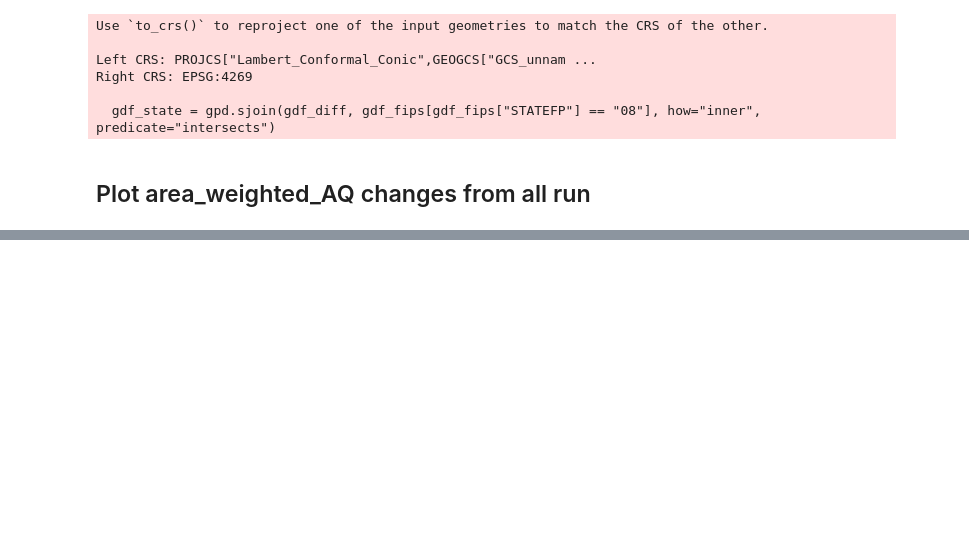
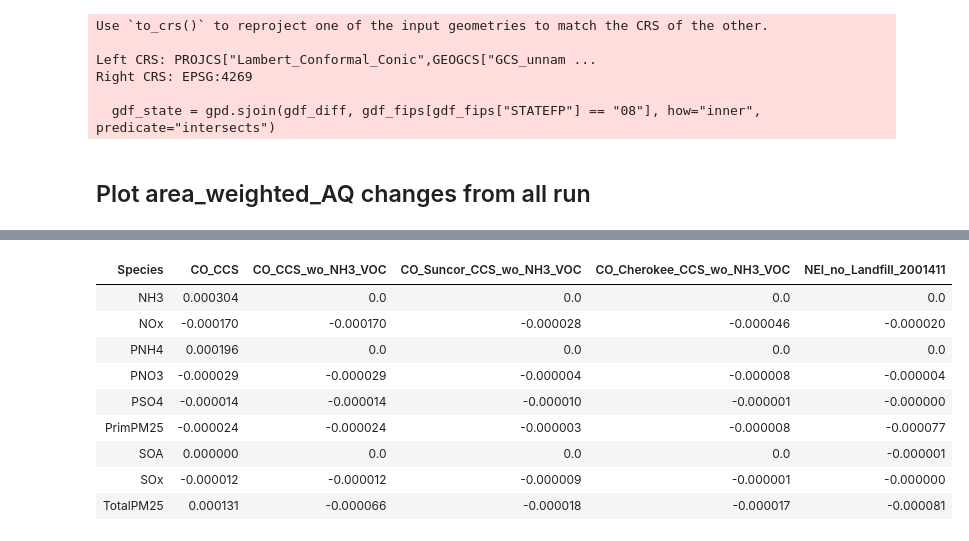
Before and after one commit to CarbonSolutions/LOCAETA_AQ, a Jupyter notebook: notebooks/INMAP_run_compare.ipynb, the cells around one changed output, grey strips where cells are left out. Drawn from its saved outputs; the diff is of its cells as text; code cells hidden in the pictures; blank space fills up the shorter version.

```diff
--- a/notebooks/INMAP_run_compare.ipynb
+++ b/notebooks/INMAP_run_compare.ipynb
@@ -466,0 +474,28 @@ plt.show()
+# %%
+from great_tables import GT
+
+def format_if_not_zero(val, format_string):
+    """Formats the value if it's not zero, otherwise returns the original value."""
+    return format_string.format(val) if val != 0 else val
+
+format_string = "{:.6f}"
+
+# Apply the formatting
+for col in combined_df.columns:
+
+    if combined_df[col].dtype == 'float64':
+        combined_df[col] = combined_df[col].apply(lambda x: format_if_not_zero(x, format_string))
+
+combined_df.to_csv(main_dir+run_list[0]+"/"+"area_weighted_avg_for_all_runs.csv", index=False)
+GT(combined_df)
+# %% [output]
+| Species | CO_CCS | CO_CCS_wo_NH3_VOC | CO_Suncor_CCS_wo_NH3_VOC | CO_Cherokee_CCS_wo_NH3_VOC | NEI_no_Landfill_2001411 |
+| NH3 | 0.000304 | 0.0 | 0.0 | 0.0 | 0.0 |
+| NOx | -0.000170 | -0.000170 | -0.000028 | -0.000046 | -0.000020 |
+| PNH4 | 0.000196 | 0.0 | 0.0 | 0.0 | 0.0 |
+| PNO3 | -0.000029 | -0.000029 | -0.000004 | -0.000008 | -0.000004 |
+| PSO4 | -0.000014 | -0.000014 | -0.000010 | -0.000001 | -0.000000 |
+| PrimPM25 | -0.000024 | -0.000024 | -0.000003 | -0.000008 | -0.000077 |
+| SOA | 0.000000 | 0.0 | 0.0 | 0.0 | -0.000001 |
+| SOx | -0.000012 | -0.000012 | -0.000009 | -0.000001 | -0.000000 |
+| TotalPM25 | 0.000131 | -0.000066 | -0.000018 | -0.000017 | -0.000081 |
```
Also changed, not shown: parts of 2 cells of this notebook, 5 other files.
